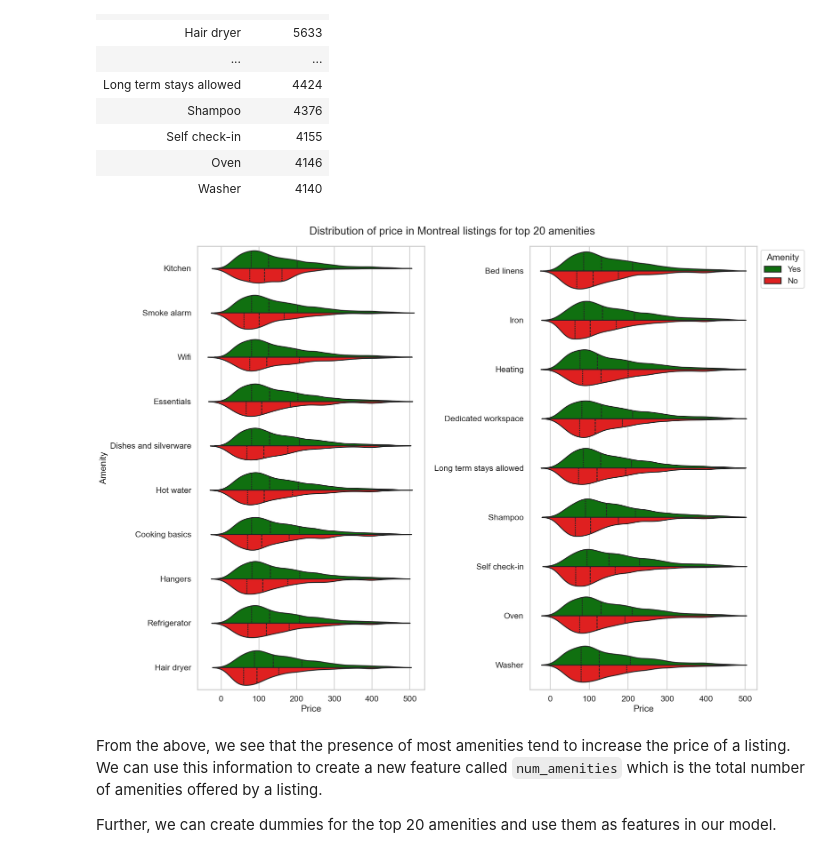
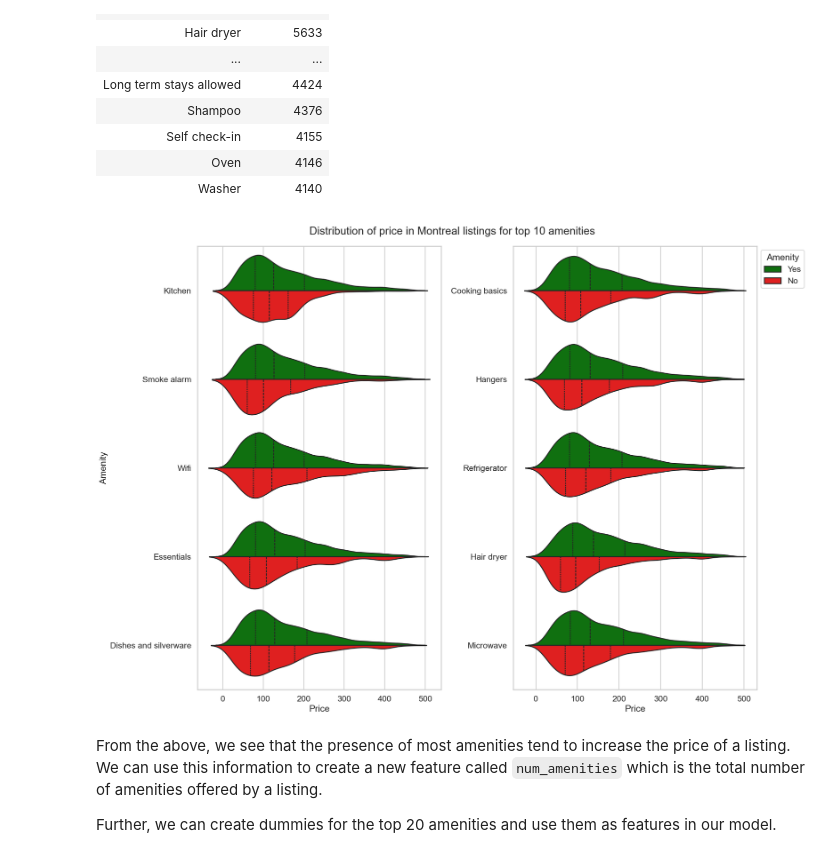
Before and after one commit to rohankumar586/AirBnb_price_predictor, a Jupyter notebook: code_Lakshya.ipynb, the cells around one changed output. Saved outputs shown, nothing was run; the diff lists cells and outputs as text; code cells hidden in the pictures.

```diff
--- a/code_Lakshya.ipynb
+++ b/code_Lakshya.ipynb
@@ -173,3 +182,5 @@ The average price is $150 per night, with a standard deviation of ~$95. The dist
+# %%
+data_cleaned["log_price"] = np.log(data_cleaned["price"])
 # %%
 data_cleaned["price"].describe()
 # %% [output]
@@ -490,7 +494,7 @@ plt.figure(figsize=(20, 14))
 plt.subplot(1, 2, 1)
 ax1 = sns.violinplot(
     (
-        data_cleaned.loc[:, ["price"] + top_20_amenities[:10]]
+        data_cleaned.loc[:, ["price"] + top_20_amenities[:5]]
         .melt(id_vars="price", var_name="amenity", value_name="amenity_present")
         .replace({1: "Yes", 0: "No"})
     ),
@@ -501,36 +505,36 @@ ax1 = sns.violinplot(
     inner="quartile",
     palette={"Yes": "green", "No": "red"},
 )
 ax1.set_xlabel("Price")
 ax1.set_ylabel("Amenity")
 ax1.legend_.remove()
 
 plt.subplot(1, 2, 2)
 ax2 = sns.violinplot(
     (
-        data_cleaned.loc[:, ["price"] + top_20_amenities[11:]]
+        data_cleaned.loc[:, ["price"] + top_20_amenities[6:11]]
         .melt(id_vars="price", var_name="amenity", value_name="amenity_present")
         .replace({1: "Yes", 0: "No"})
     ),
     y="amenity",
     x="price",
     hue="amenity_present",
     split=True,
     inner="quartile",
     palette={"Yes": "green", "No": "red"},
 )
 ax2.set_xlabel("Price")
 ax2.set_ylabel(None)
 sns.move_legend(ax2, "upper left", bbox_to_anchor=(1, 1), ncol=1, title="Amenity")
 
 
 plt.suptitle(
-    f"Distribution of price in {city.capitalize()} listings for top 20 amenities"
+    f"Distribution of price in {city.capitalize()} listings for top 10 amenities"
 )
 plt.tight_layout()
 plt.show()
 # %% [output]
-[figure, old version]
+[figure, new version]
 # %% [markdown]
 From the above, we see that the presence of most amenities tend to increase the price of a listing. We can use this information to create a new feature called `num_amenities` which is the total number of amenities offered by a listing.
 
```
Also changed, not shown: parts of 38 cells of this notebook, 1 other file.
